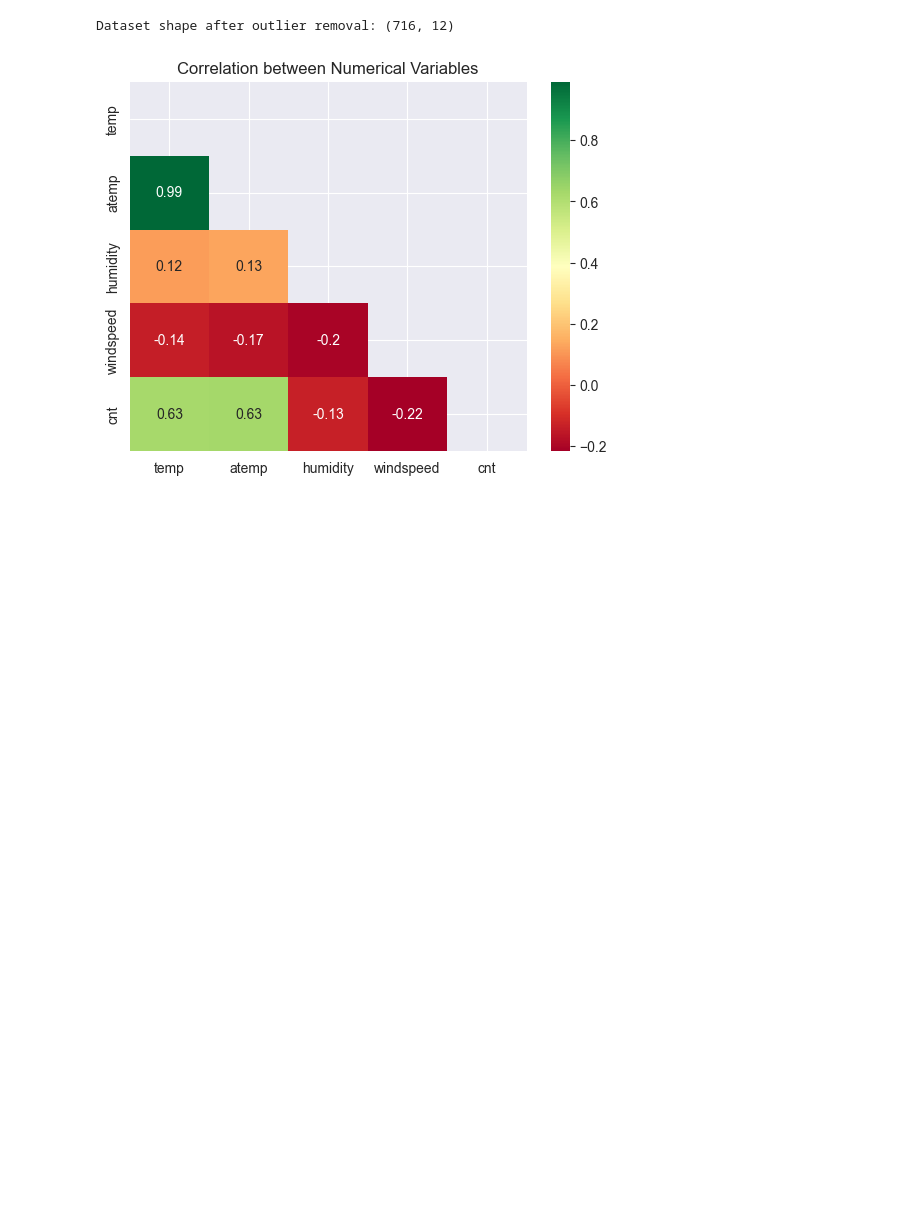
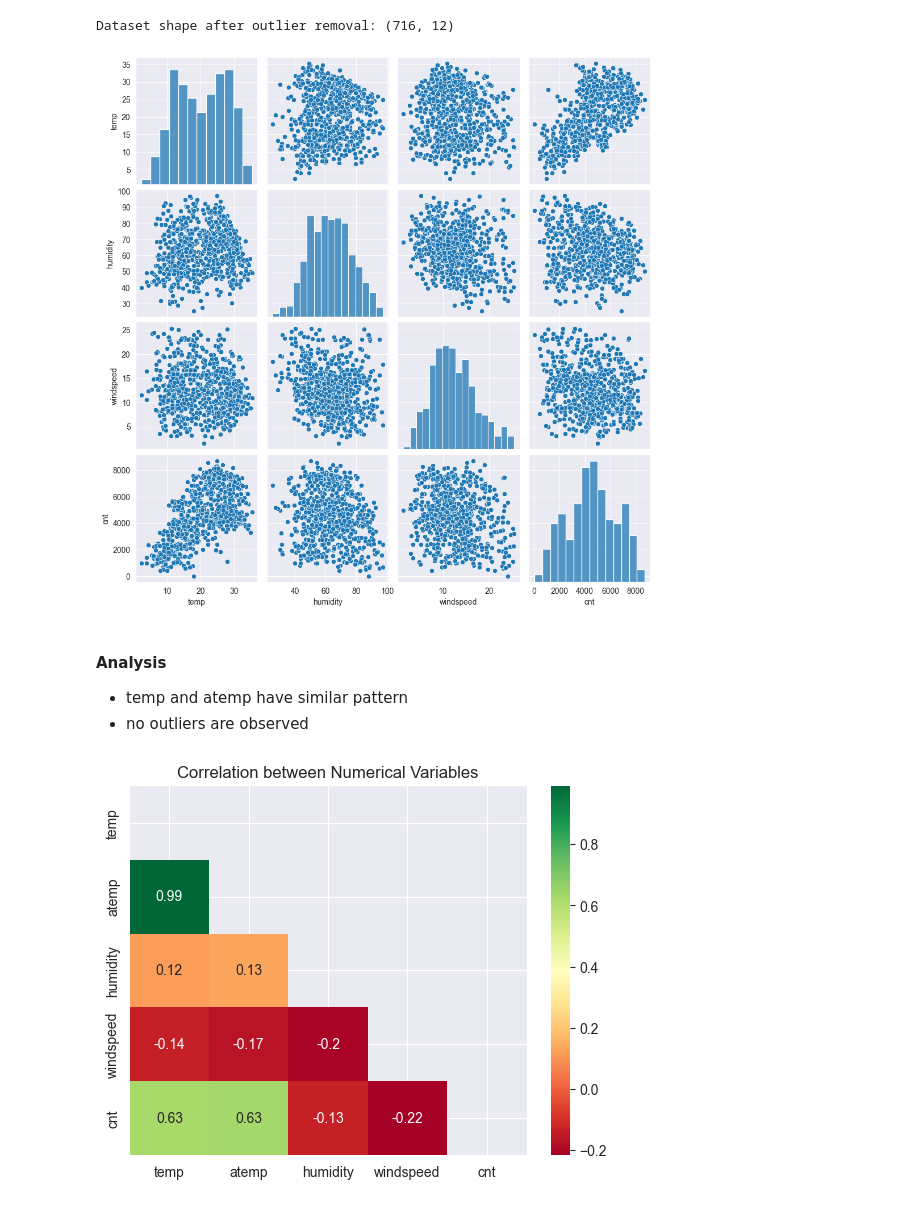
Before and after one commit to muralik31/Bike_Sharing, a Jupyter notebook: Bike_Sharing_Assignment_Murali_Kondapally.ipynb, the cells around one changed output. Cells and saved outputs as stored; diff of their text form; code cells hidden in the pictures; blank space fills up the shorter version.

```diff
--- a/Bike_Sharing_Assignment_Murali_Kondapally.ipynb
+++ b/Bike_Sharing_Assignment_Murali_Kondapally.ipynb
@@ -305,6 +305,16 @@ df = remove_outliers(df, 'windspeed')
 print(f"Dataset shape after outlier removal: {df.shape}")
 # %% [output]
 Dataset shape after outlier removal: (716, 12)
+# %%
+# Pairplot to check relationships between numerical variables
+sns.pairplot(df[['temp', 'humidity', 'windspeed', 'cnt']])
+plt.show()
+# %% [output]
+[figure, added]
+# %% [markdown]
+#### Analysis
+- temp and atemp have similar pattern
+- no outliers are observed
 # %%
 corr_matrix = df[['temp', 'atemp', 'humidity', 'windspeed', 'cnt']].corr()
 mask = np.triu(np.ones_like(corr_matrix, dtype=bool))
```
Also changed, not shown: parts of 36 cells of this notebook.
